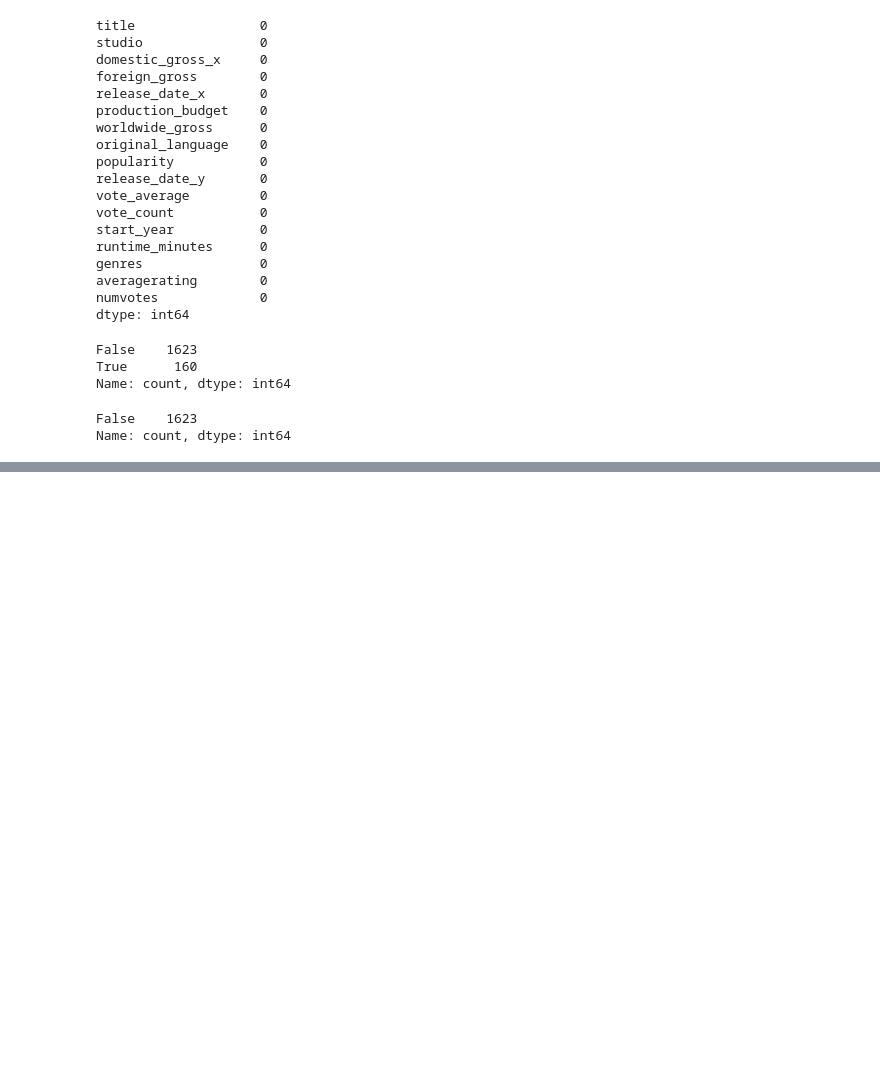
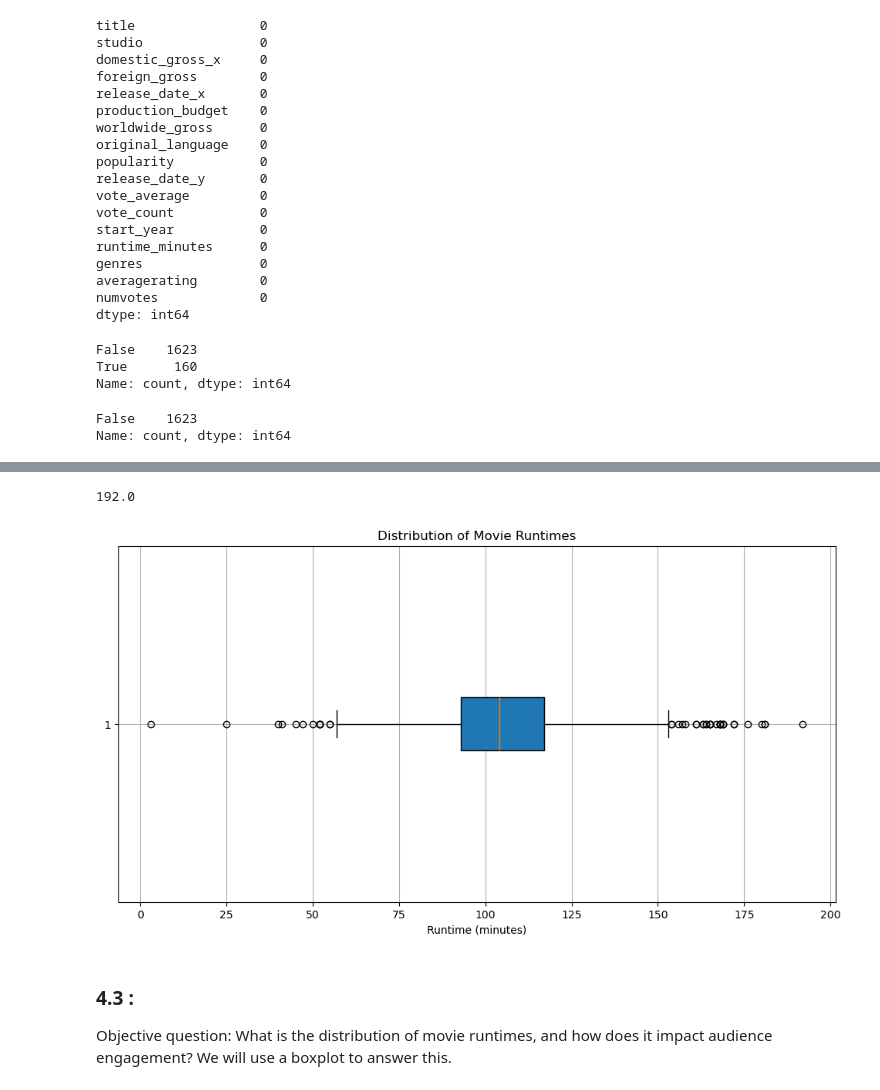
Before and after one commit to PaulMuniu/Microsoft-film-studios-data-analysis, a Jupyter notebook: student.ipynb, the cells around one changed output, grey strips where cells are left out. Cells and saved outputs as stored; diff of their text form; code cells hidden in the pictures; blank space fills up the shorter version.

```diff
--- a/student.ipynb
+++ b/student.ipynb
@@ -791,0 +847,27 @@ Exploratory Data Analysis (EDA) is a crucial step in understanding and deriving
+# %%
+runtime_data = final_dataset['runtime_minutes'].max()
+runtime_data
+# %% [output]
+192.0
+# %%
+# Prepare the data
+runtime_data = final_dataset['runtime_minutes']
+
+# Create a box plot
+fig, ax = plt.subplots(figsize=(12, 6))
+ax.boxplot(runtime_data, vert=False, patch_artist=True)
+
+# Customize the plot
+ax.set_xlabel('Runtime (minutes)')
+ax.set_title('Distribution of Movie Runtimes')
+ax.grid(True)
+
+# Show the plot
+plt.show()
+# %% [output]
+[figure, added]
+# %% [markdown]
+### 4.3 :
+Objective question:
+What is the distribution of movie runtimes, and how does it impact audience engagement?
+We will use a boxplot to answer this.
```
Also changed, not shown: parts of 7 cells of this notebook.
